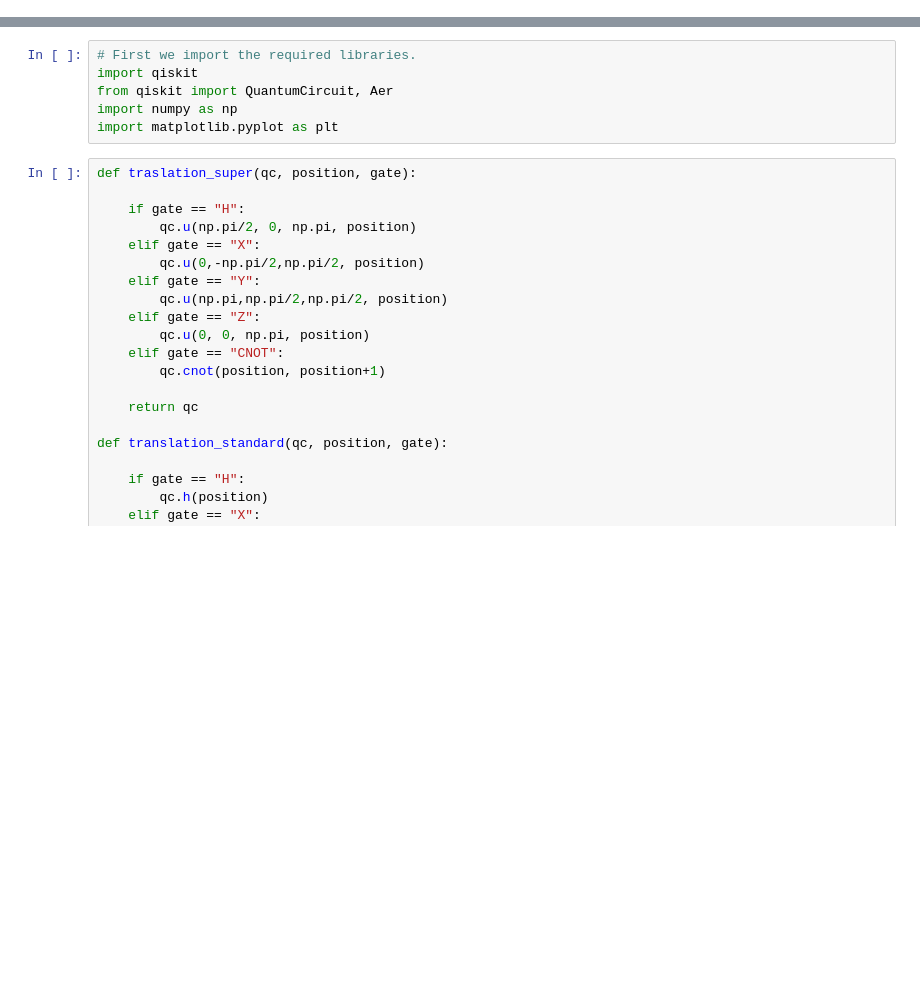
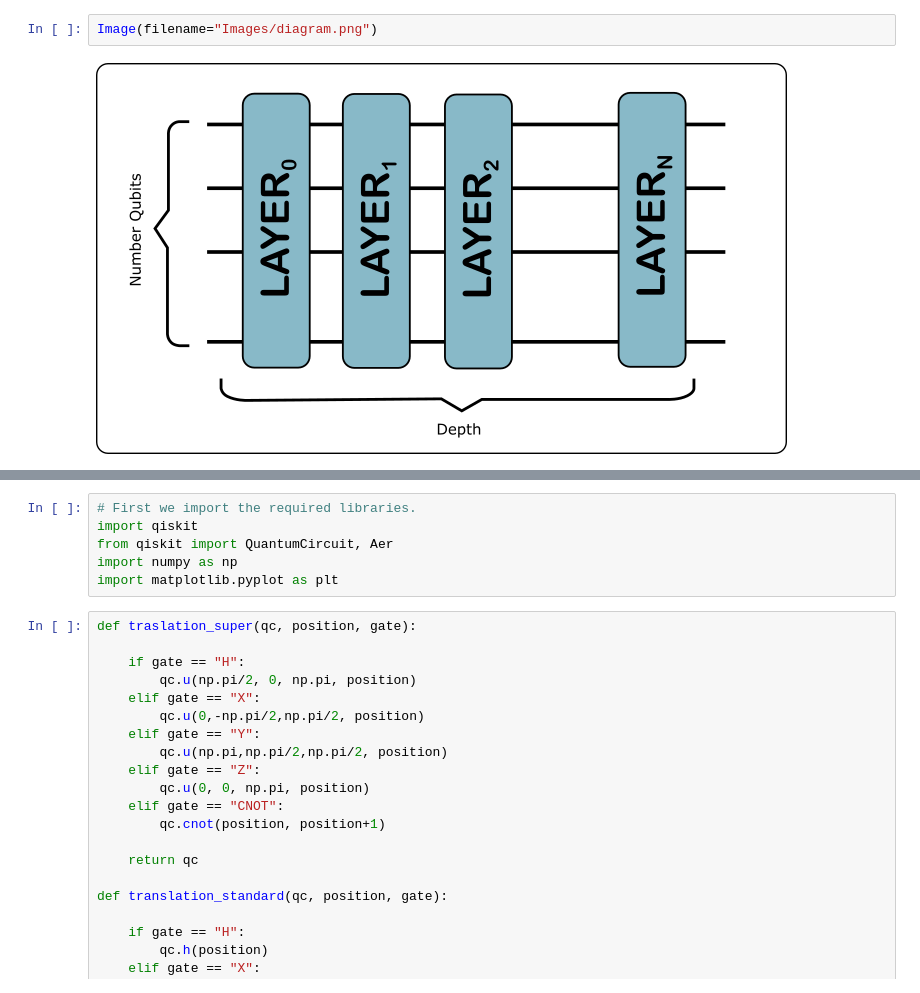
Before and after one commit to KevinJoven11/qosf_mentorship, a Jupyter notebook: QuGiHo_Document.ipynb, the cells around one changed output, grey strips where cells are left out. Drawn from its saved outputs; the diff is of its cells as text; blank space fills up the shorter version.

```diff
--- a/QuGiHo_Document.ipynb
+++ b/QuGiHo_Document.ipynb
@@ -14,0 +13,4 @@ Image test:
+# %%
+Image(filename="Images/diagram.png")
+# %% [output]
+[figure, added]
```
Also changed, not shown: parts of 11 cells of this notebook.
